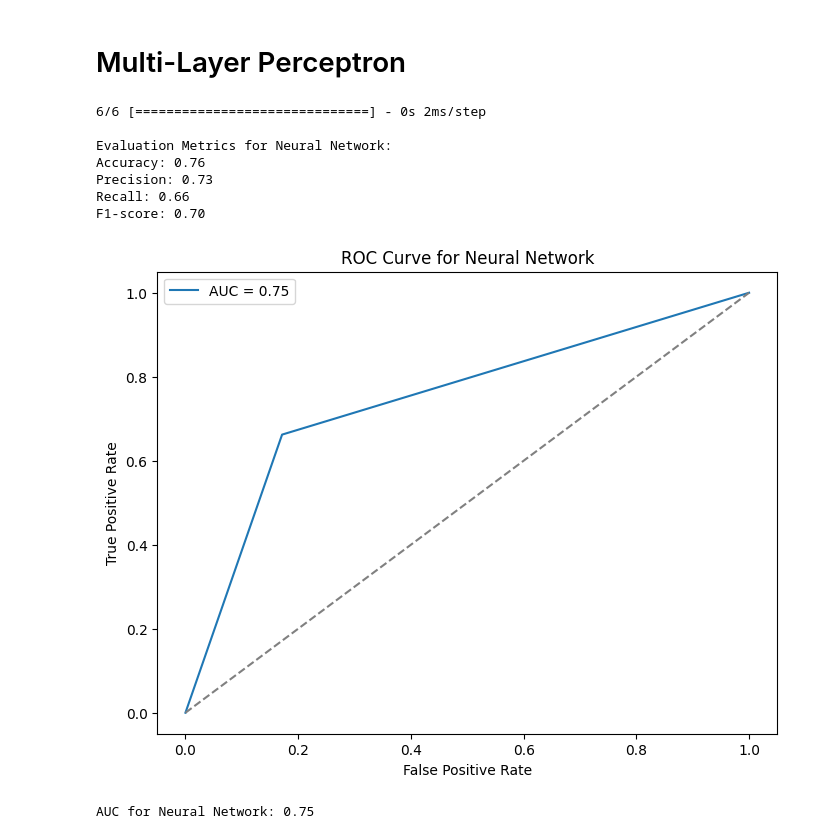
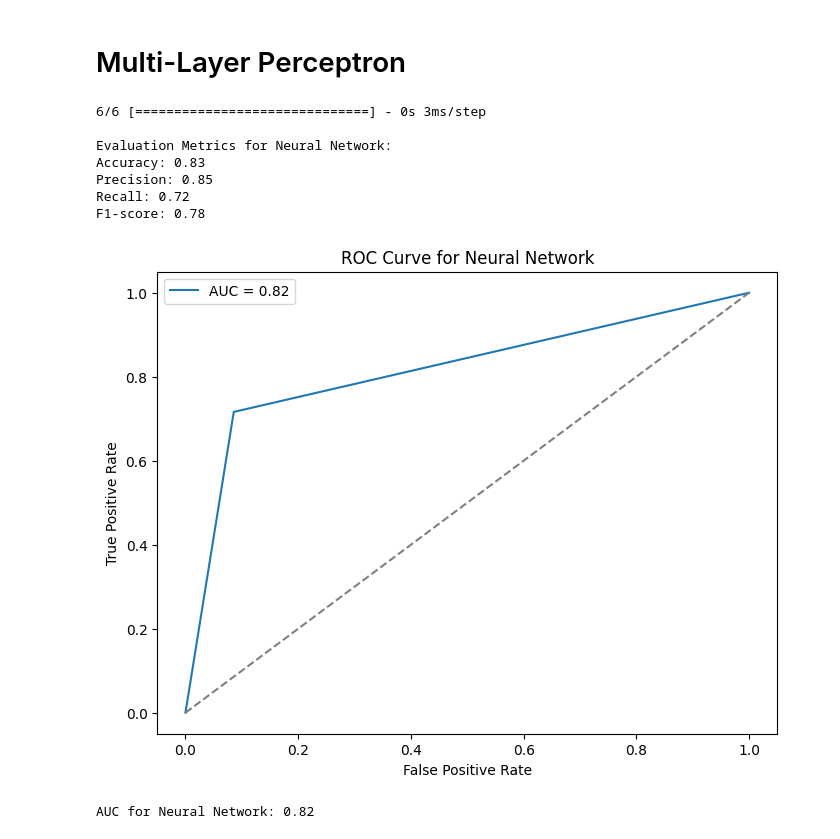
Before and after one commit to omagdy7/titanic-ml, a Jupyter notebook: src/titanic.ipynb, the cells around one changed output. Drawn from its saved outputs; the diff is of its cells as text; code cells hidden in the pictures.

```diff
--- a/src/titanic.ipynb
+++ b/src/titanic.ipynb
@@ -384,38 +444,22 @@ plt.show()
 # %% [markdown]
 # Multi-Layer Perceptron
 # %%
-import tensorflow as tf
-from tensorflow.keras.models import Sequential
-from tensorflow.keras.layers import Dense, Dropout
-from sklearn.model_selection import train_test_split
-from sklearn.preprocessing import StandardScaler
-from sklearn.metrics import roc_auc_score, roc_curve
-import matplotlib.pyplot as plt
-
-# Assuming X_train, X_val, y_train, y_val are your training and validation data
-
-# Standardize the features (optional but recommended for neural networks)
+# Standardize the features
 scaler = StandardScaler()
 X_train = scaler.fit_transform(X_train)
 X_val = scaler.transform(X_val)
 
-# Build the neural network model
-model = Sequential()
+# NN archeticture
+model = Sequential([
+    Dense(units=128, activation='relu', input_shape=(X_train.shape[1],)),
+    Dropout(0.3),  # Regularization to prevent overfitting
+    Dense(units=64, activation='relu'),
+    Dropout(0.3),
+    Dense(units=32, activation='relu'),
+    Dropout(0.3),
+    Dense(units=1, activation='sigmoid')
+])
 
-# Add input layer and first hidden layer
-model.add(Dense(units=64, activation='relu', input_shape=(X_train.shape[1],)))
-model.add(Dropout(0.5))  # Adding dropout for regularization
-
-# Add a second hidden layer
-model.add(Dense(units=32, activation='relu'))
-model.add(Dropout(0.5))  # Adding dropout for regularization
-
-# Add a third hidden layer
-model.add(Dense(units=16, activation='relu'))
-model.add(Dropout(0.5))  # Adding dropout for regularization
-
-# Output layer (binary classification, so one neuron with sigmoid activation)
-model.add(Dense(units=1, activation='sigmoid'))
 
 # Compile the model
 model.compile(optimizer='adam', loss='binary_crossentropy', metrics=['accuracy'])
@@ -430,37 +474,53 @@ nn_predictions = (nn_predictions > 0.5).astype(int)  # Convert probabilities to
 # Calculate evaluation metrics for the neural network
 nn_accuracy = accuracy_score(y_val, nn_predictions)
 nn_precision = precision_score(y_val, nn_predictions)
 nn_recall = recall_score(y_val, nn_predictions)
 nn_f1 = f1_score(y_val, nn_predictions)
 
 print("\nEvaluation Metrics for Neural Network:")
 print(f"Accuracy: {nn_accuracy:.2f}")
 print(f"Precision: {nn_precision:.2f}")
 print(f"Recall: {nn_recall:.2f}")
 print(f"F1-score: {nn_f1:.2f}")
 
 # Calculate ROC curve and AUC for the neural network
 fpr_nn, tpr_nn, thresholds_nn = roc_curve(y_val, nn_predictions)
 auc_nn = roc_auc_score(y_val, nn_predictions)
 
 # Plot ROC curve for the neural network
 plt.figure(figsize=(8, 6))
 plt.plot(fpr_nn, tpr_nn, label=f'AUC = {auc_nn:.2f}')
 plt.plot([0, 1], [0, 1], linestyle='--', color='gray')
 plt.xlabel('False Positive Rate')
 plt.ylabel('True Positive Rate')
 plt.title('ROC Curve for Neural Network')
 plt.legend()
 plt.show()
 
 print(f"AUC for Neural Network: {auc_nn:.2f}")
+
+# Extract training and validation accuracy from the history
+training_accuracy = history.history['accuracy']
+validation_accuracy = history.history['val_accuracy']
+
+# Plotting accuracy changes during training
+epochs = range(1, len(training_accuracy) + 1)
+plt.figure(figsize=(8, 6))
+plt.plot(epochs, training_accuracy, 'b', label='Training Accuracy')
+plt.plot(epochs, validation_accuracy, 'r', label='Validation Accuracy')
+plt.xlabel('Epochs')
+plt.ylabel('Accuracy')
+plt.title('Training and Validation Accuracy Changes over Epochs')
+plt.legend()
+plt.grid(True)
+plt.show()
 # %% [output]
-6/6 [==============================] - 0s 2ms/step
+6/6 [==============================] - 0s 3ms/step
 
 Evaluation Metrics for Neural Network:
-Accuracy: 0.76
-Precision: 0.73
-Recall: 0.66
-F1-score: 0.70
+Accuracy: 0.83
+Precision: 0.85
+Recall: 0.72
+F1-score: 0.78
-[figure, old version]
+[figure, new version]
-AUC for Neural Network: 0.75
+AUC for Neural Network: 0.82
```
Also changed, not shown: parts of 8 cells of this notebook, 1 other file.
